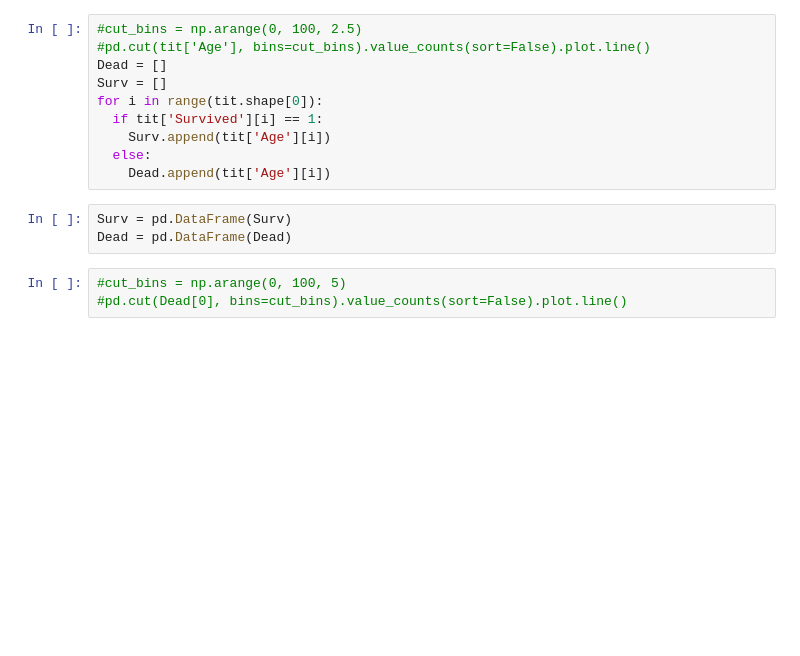
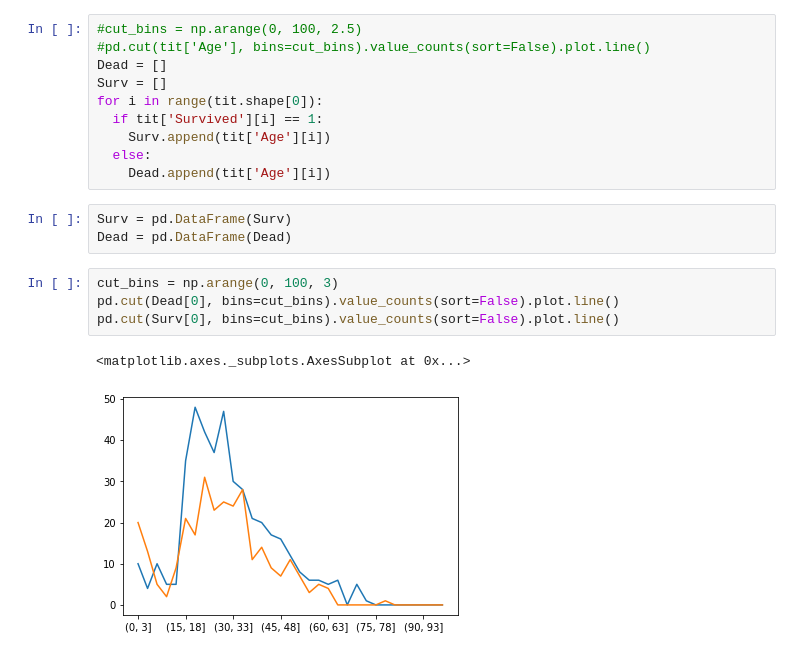
Before and after one commit to BeushevArtem/project, a Jupyter notebook: April25.ipynb, the cells around one changed output. Drawn from its saved outputs; the diff is of its cells as text; blank space fills up the shorter version.

```diff
--- a/April25.ipynb
+++ b/April25.ipynb
@@ -49,6 +49,10 @@ for i in range(tit.shape[0]):
 Surv = pd.DataFrame(Surv)
 Dead = pd.DataFrame(Dead)
 # %%
-#cut_bins = np.arange(0, 100, 5)
-#pd.cut(Dead[0], bins=cut_bins).value_counts(sort=False).plot.line()
+cut_bins = np.arange(0, 100, 3)
+pd.cut(Dead[0], bins=cut_bins).value_counts(sort=False).plot.line()
+pd.cut(Surv[0], bins=cut_bins).value_counts(sort=False).plot.line()
+# %% [output]
+<matplotlib.axes._subplots.AxesSubplot at 0x...>
+[figure, added]
 # %%
```
Also changed, not shown: parts of 1 cell of this notebook.
